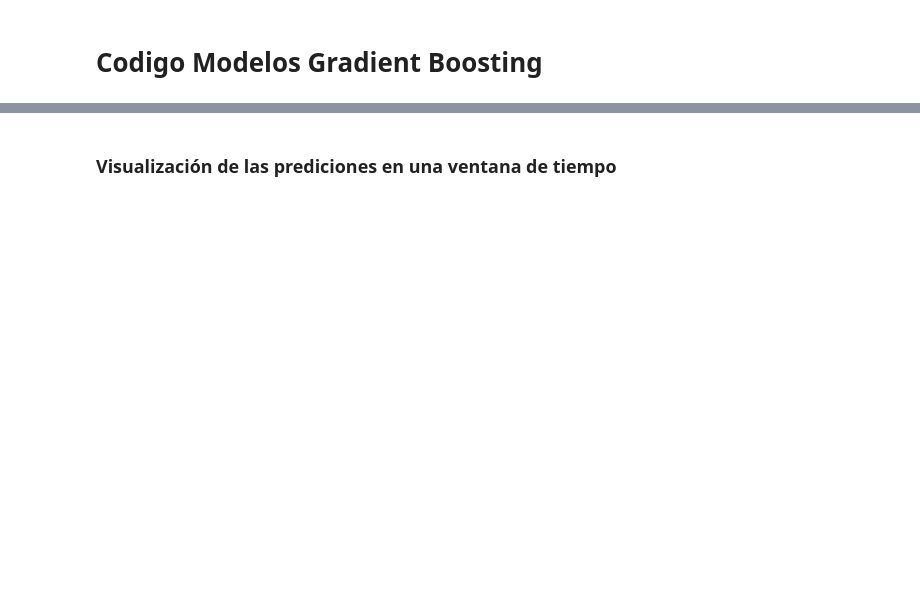
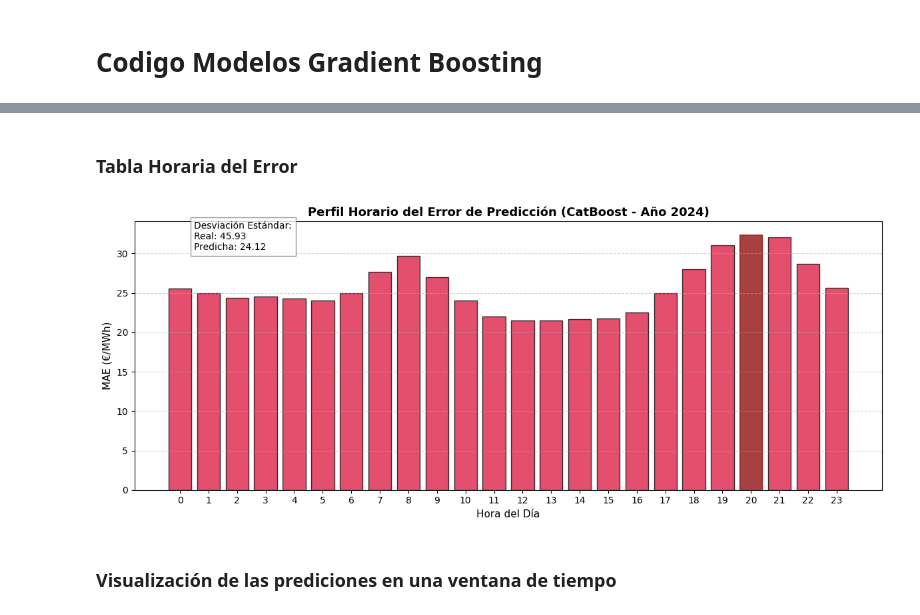
Before and after one commit to JaimeSa03/TFG_Model_Predictor, a Jupyter notebook: Experimentos/Metodos_Ensamblados/Experimento_1.ipynb, the cells around one changed output, grey strips where cells are left out. Cells and saved outputs as stored; diff of their text form; code cells hidden in the pictures; blank space fills up the shorter version.

```diff
--- a/Experimentos/Metodos_Ensamblados/Experimento_1.ipynb
+++ b/Experimentos/Metodos_Ensamblados/Experimento_1.ipynb
@@ -204,2 +201,31 @@ plt.show()
+# %% [markdown]
+### Tabla Horaria del Error
+# %%
+import matplotlib.pyplot as plt
+
+plt.figure(figsize=(12, 5))
+# Dibujamos las barras del MAE por hora
+bars = plt.bar(mae_por_hora.index, mae_por_hora.values, color='crimson', alpha=0.75, edgecolor='black')
+
+# Resaltar la hora con mayor error para el análisis visual
+max_hour = mae_por_hora.idxmax()
+bars[max_hour].set_color('darkred')
+
+# Formatos académicos
+plt.title('Perfil Horario del Error de Predicción (CatBoost - Año 2024)', fontsize=13, fontweight='bold')
+plt.xlabel('Hora del Día', fontsize=11)
+plt.ylabel('MAE (€/MWh)', fontsize=11)
+plt.xticks(range(0, 24))
+plt.grid(axis='y', linestyle='--', alpha=0.5)
+
+# Añadir una nota de texto en la gráfica indicando el problema de la varianza
+plt.text(0.5, mae_por_hora.max() - 2,
+         f"Desviación Estándar:\nReal: 45.93\nPredicha: 24.12",
+         bbox=dict(facecolor='white', alpha=0.8, edgecolor='gray'))
+
+plt.tight_layout()
+plt.show()
+# %% [output]
+[figure, added]
 # %% [markdown]
 ### Visualización de las prediciones en una ventana de tiempo
```
Also changed, not shown: parts of 3 cells of this notebook, 8 other files.
